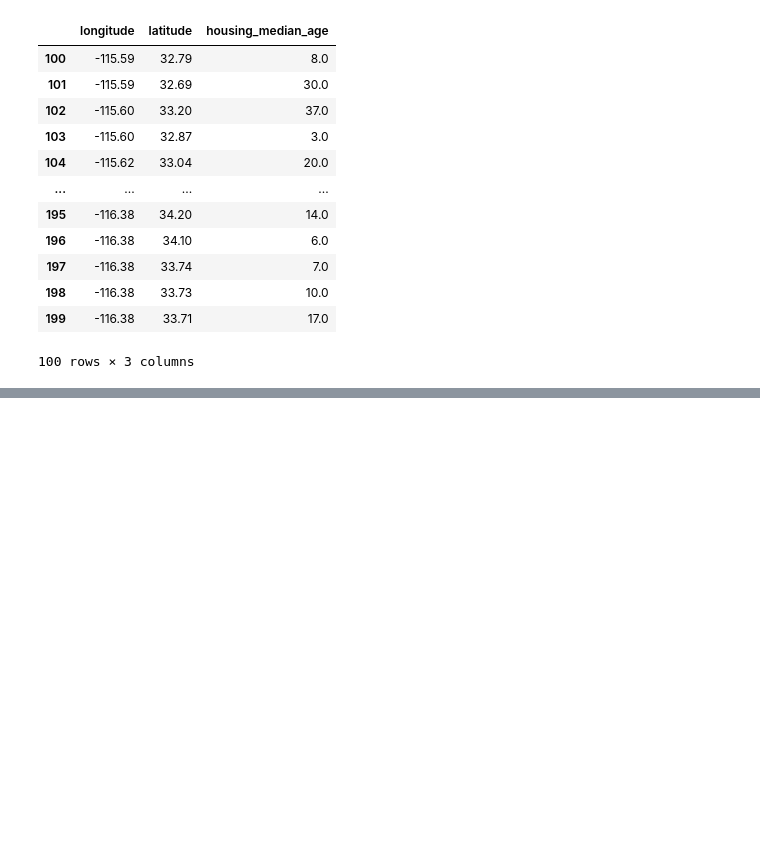
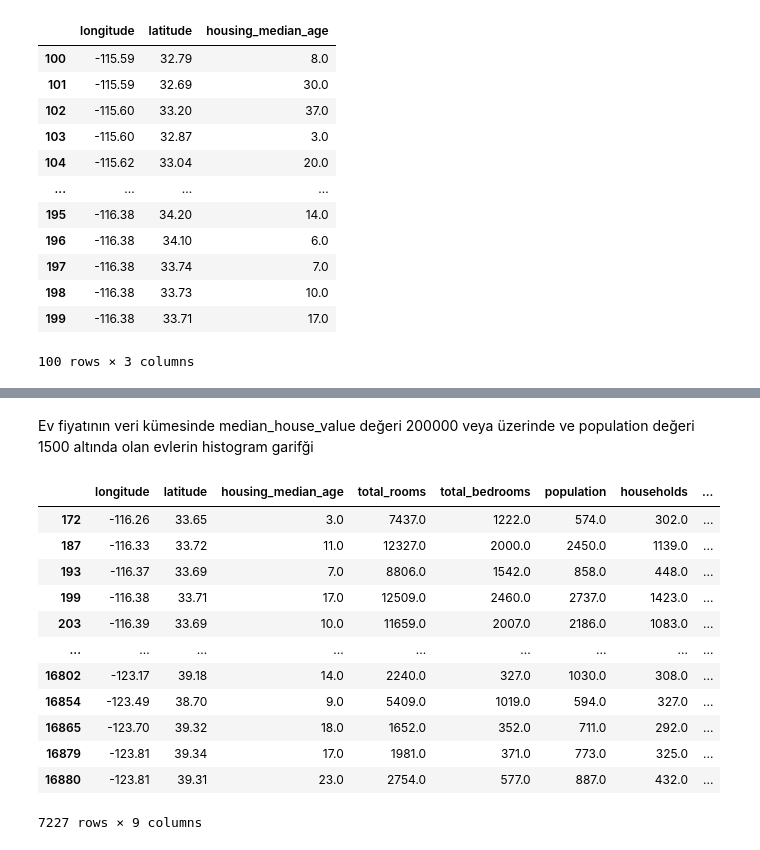
Before and after one commit to DerinOgrenme2021/BarisYildiz, a Jupyter notebook: Pandas.ipynb, the cells around one changed output, grey strips where cells are left out. Saved outputs shown, nothing was run; the diff lists cells and outputs as text; code cells hidden in the pictures; blank space fills up the shorter version.

```diff
--- a/Pandas.ipynb
+++ b/Pandas.ipynb
@@ -147,3 +147,22 @@ df_100_200.describe()
 | 50% | -116.200000 | 33.680000 | 17.000000 | 1712.00000 | 409.500000 | 860.500000 | 303.000000 | ... |
 | 75% | -115.997500 | 33.742500 | 23.250000 | 3584.25000 | 835.500000 | 2057.500000 | 592.500000 | ... |
 | max | -115.590000 | 36.000000 | 44.000000 | 19107.00000 | 3923.000000 | 5525.000000 | 1926.000000 | ... |
+# %% [markdown]
+Ev fiyatının veri kümesinde median_house_value değeri 200000 veya üzerinde ve population değeri 1500 altında olan evlerin histogram garifği
+# %%
+housing_value = cf_housing_df[cf_housing_df['median_house_value'] >= 200000 ]
+housing_value
+# %% [output]
+|  | longitude | latitude | housing_median_age | total_rooms | total_bedrooms | population | households | ... |
+| 172 | -116.26 | 33.65 | 3.0 | 7437.0 | 1222.0 | 574.0 | 302.0 | ... |
+| 187 | -116.33 | 33.72 | 11.0 | 12327.0 | 2000.0 | 2450.0 | 1139.0 | ... |
+| 193 | -116.37 | 33.69 | 7.0 | 8806.0 | 1542.0 | 858.0 | 448.0 | ... |
+| 199 | -116.38 | 33.71 | 17.0 | 12509.0 | 2460.0 | 2737.0 | 1423.0 | ... |
+| 203 | -116.39 | 33.69 | 10.0 | 11659.0 | 2007.0 | 2186.0 | 1083.0 | ... |
+| ... | ... | ... | ... | ... | ... | ... | ... | ... |
+| 16802 | -123.17 | 39.18 | 14.0 | 2240.0 | 327.0 | 1030.0 | 308.0 | ... |
+| 16854 | -123.49 | 38.70 | 9.0 | 5409.0 | 1019.0 | 594.0 | 327.0 | ... |
+| 16865 | -123.70 | 39.32 | 18.0 | 1652.0 | 352.0 | 711.0 | 292.0 | ... |
+| 16879 | -123.81 | 39.34 | 17.0 | 1981.0 | 371.0 | 773.0 | 325.0 | ... |
+| 16880 | -123.81 | 39.31 | 23.0 | 2754.0 | 577.0 | 887.0 | 432.0 | ... |
+7227 rows × 9 columns
```
Also changed, not shown: parts of 5 cells of this notebook.
